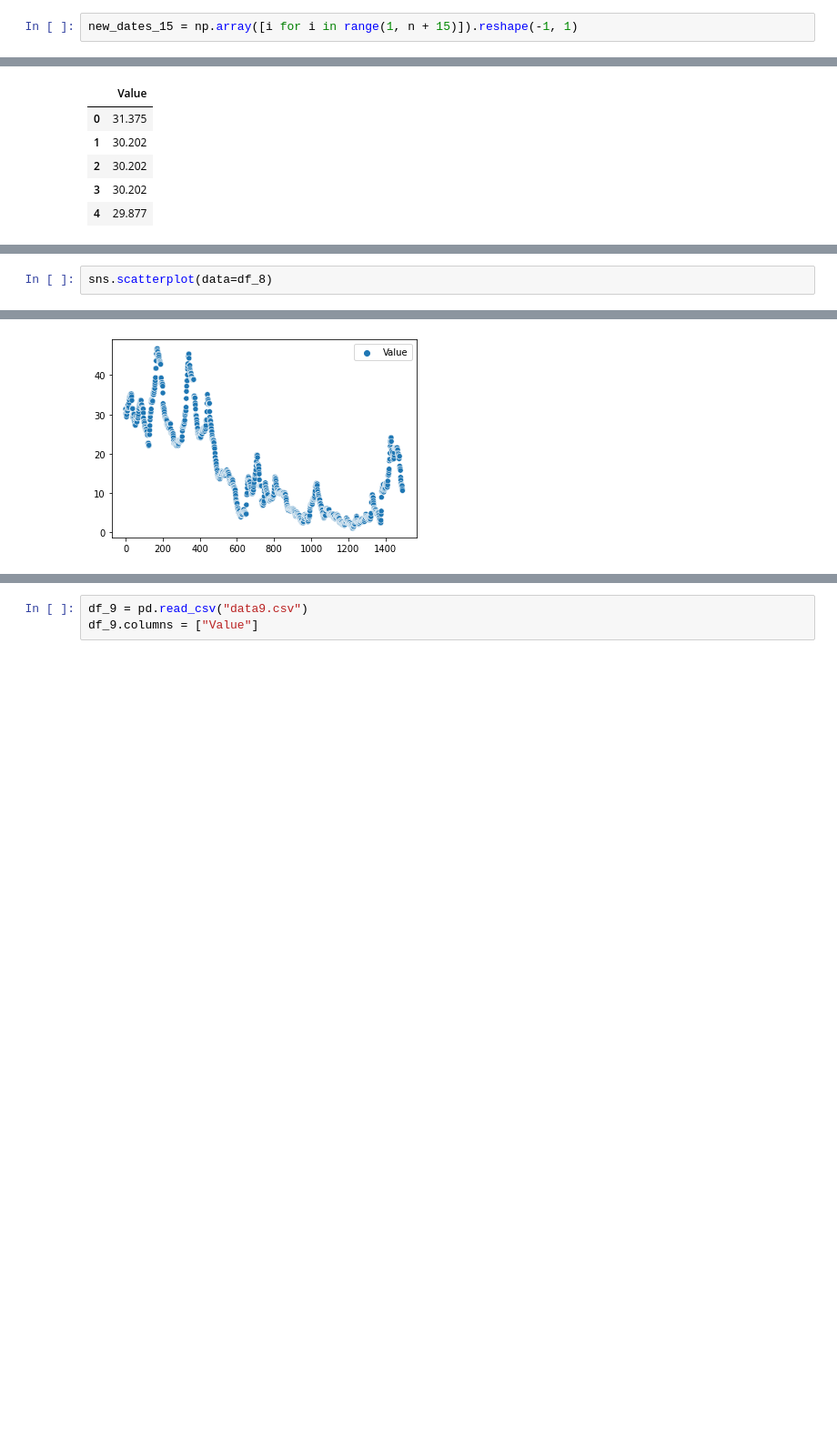
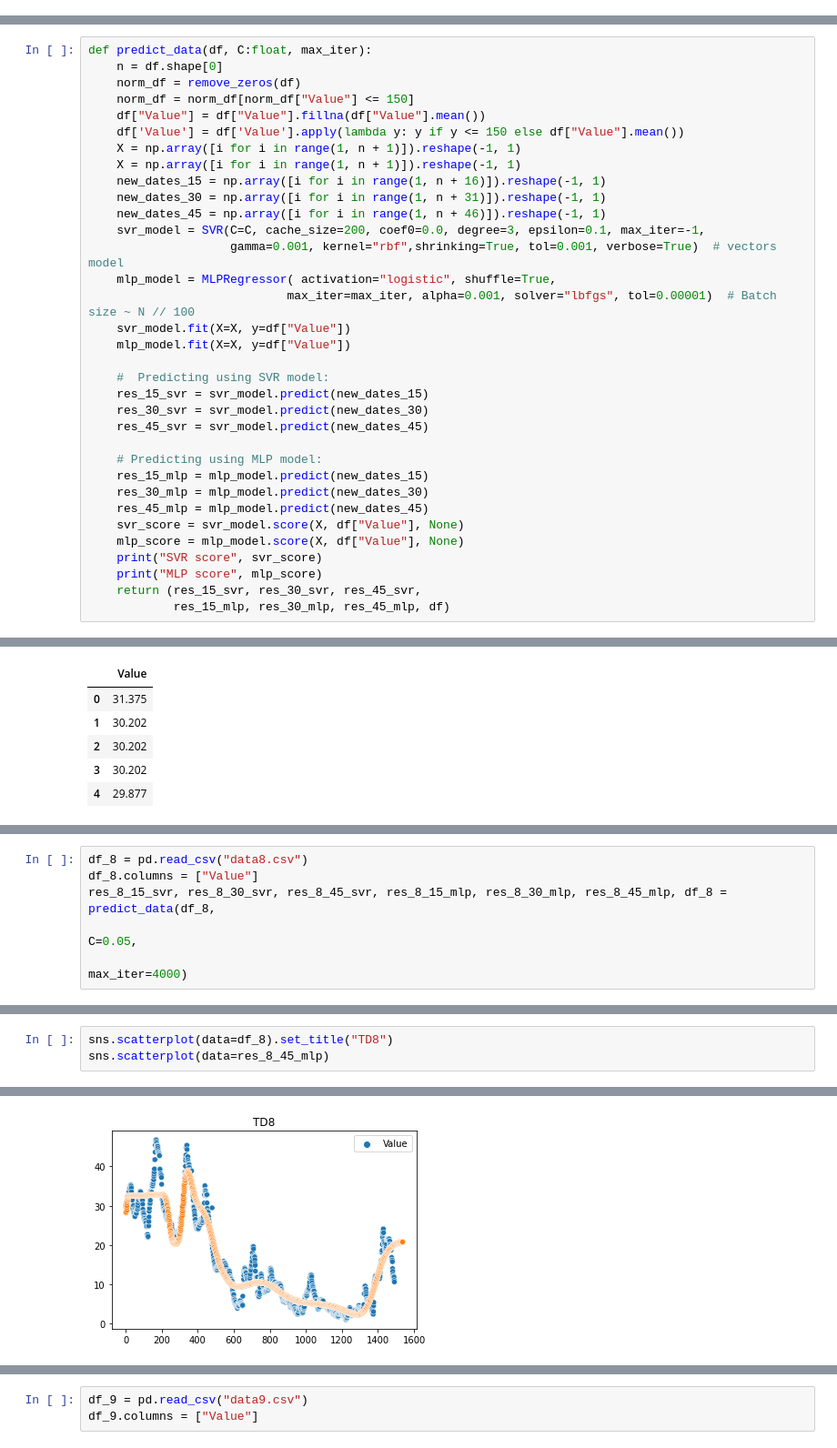
Before and after one commit to DimDimi4-and-fixiki/homework_data, a Jupyter notebook: Notebook.ipynb, the cells around one changed output, grey strips where cells are left out. Shown: that part at 91% size. Cells and saved outputs as stored; diff of their text form; blank space fills up the shorter version.

```diff
--- a/Notebook.ipynb
+++ b/Notebook.ipynb
@@ -61,2 +35,0 @@ SVR(C=1.0, cache_size=200, coef0=0.0, degree=3, epsilon=0.1, gamma='auto',
-# %%
-new_dates_15 = np.array([i for i in range(1, n + 15)]).reshape(-1, 1)
@@ -104,3 +38,37 @@ array([19.23330355, 19.23330355, 19.23330355, 19.23330355, 19.23330355,
+# %%
+def predict_data(df, C:float, max_iter):
+    n = df.shape[0]
+    norm_df = remove_zeros(df)
+    norm_df = norm_df[norm_df["Value"] <= 150]
+    df["Value"] = df["Value"].fillna(df["Value"].mean())
+    df['Value'] = df['Value'].apply(lambda y: y if y <= 150 else df["Value"].mean())
+    X = np.array([i for i in range(1, n + 1)]).reshape(-1, 1)
+    X = np.array([i for i in range(1, n + 1)]).reshape(-1, 1)
+    new_dates_15 = np.array([i for i in range(1, n + 16)]).reshape(-1, 1)
+    new_dates_30 = np.array([i for i in range(1, n + 31)]).reshape(-1, 1)
+    new_dates_45 = np.array([i for i in range(1, n + 46)]).reshape(-1, 1)
+    svr_model = SVR(C=C, cache_size=200, coef0=0.0, degree=3, epsilon=0.1, max_iter=-1,
+                    gamma=0.001, kernel="rbf",shrinking=True, tol=0.001, verbose=True)  # vectors model
+    mlp_model = MLPRegressor( activation="logistic", shuffle=True,
+                            max_iter=max_iter, alpha=0.001, solver="lbfgs", tol=0.00001)  # Batch size ~ N // 100
+    svr_model.fit(X=X, y=df["Value"])
+    mlp_model.fit(X=X, y=df["Value"])
+
+    #  Predicting using SVR model:
+    res_15_svr = svr_model.predict(new_dates_15)
+    res_30_svr = svr_model.predict(new_dates_30)
+    res_45_svr = svr_model.predict(new_dates_45)
+
+    # Predicting using MLP model:
+    res_15_mlp = mlp_model.predict(new_dates_15)
+    res_30_mlp = mlp_model.predict(new_dates_30)
+    res_45_mlp = mlp_model.predict(new_dates_45)
+    svr_score = svr_model.score(X, df["Value"], None)
+    mlp_score = mlp_model.score(X, df["Value"], None)
+    print("SVR score", svr_score)
+    print("MLP score", mlp_score)
+    return (res_15_svr, res_30_svr, res_45_svr,
+            res_15_mlp, res_30_mlp, res_45_mlp, df)
 # %% [markdown]
 ## TD8-TCE Dataset
 # %%
@@ -129,0 +114,6 @@ df_8 = df_8[df_8["Value"] <= 100]
+# %%
+df_8 = pd.read_csv("data8.csv")
+df_8.columns = ["Value"]
+res_8_15_svr, res_8_30_svr, res_8_45_svr, res_8_15_mlp, res_8_30_mlp, res_8_45_mlp, df_8 = predict_data(df_8,
+                                                                                                       C=0.05,
+                                                                                                       max_iter=4000)
@@ -130,3 +135,4 @@ df_8 = df_8[df_8["Value"] <= 100]
 # %%
-sns.scatterplot(data=df_8)
+sns.scatterplot(data=df_8).set_title("TD8")
+sns.scatterplot(data=res_8_45_mlp)
 # %% [output]
@@ -134 +140 @@ sns.scatterplot(data=df_8)
-[figure, old version]
+[figure, new version]
```
Also changed, not shown: parts of 85 cells of this notebook, 7 other files.
